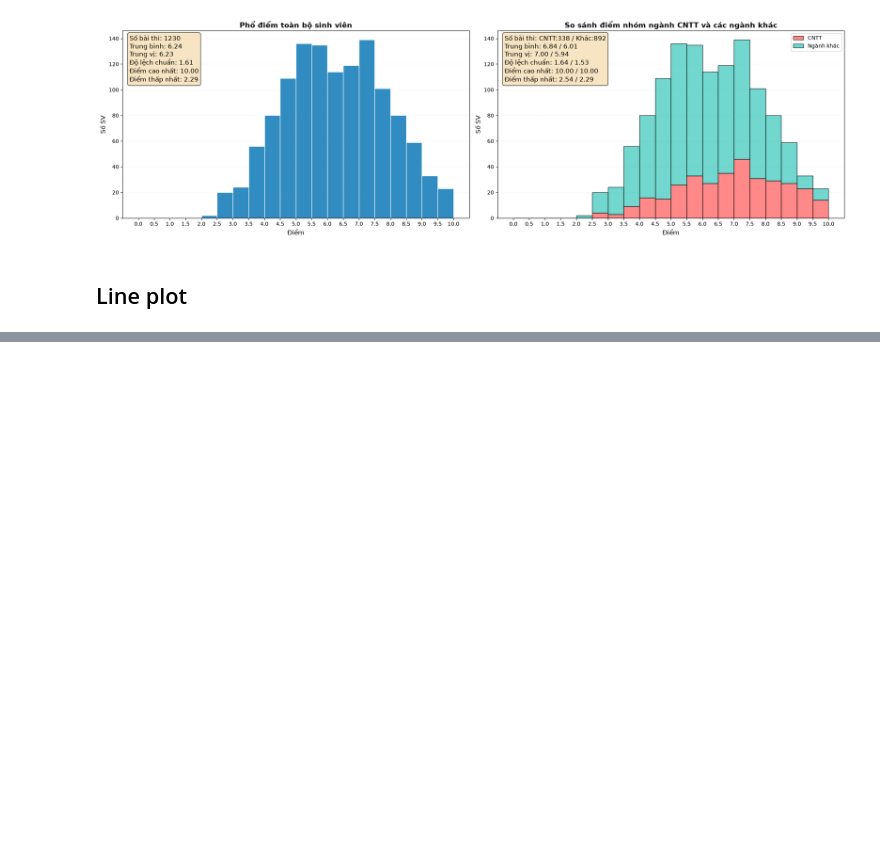
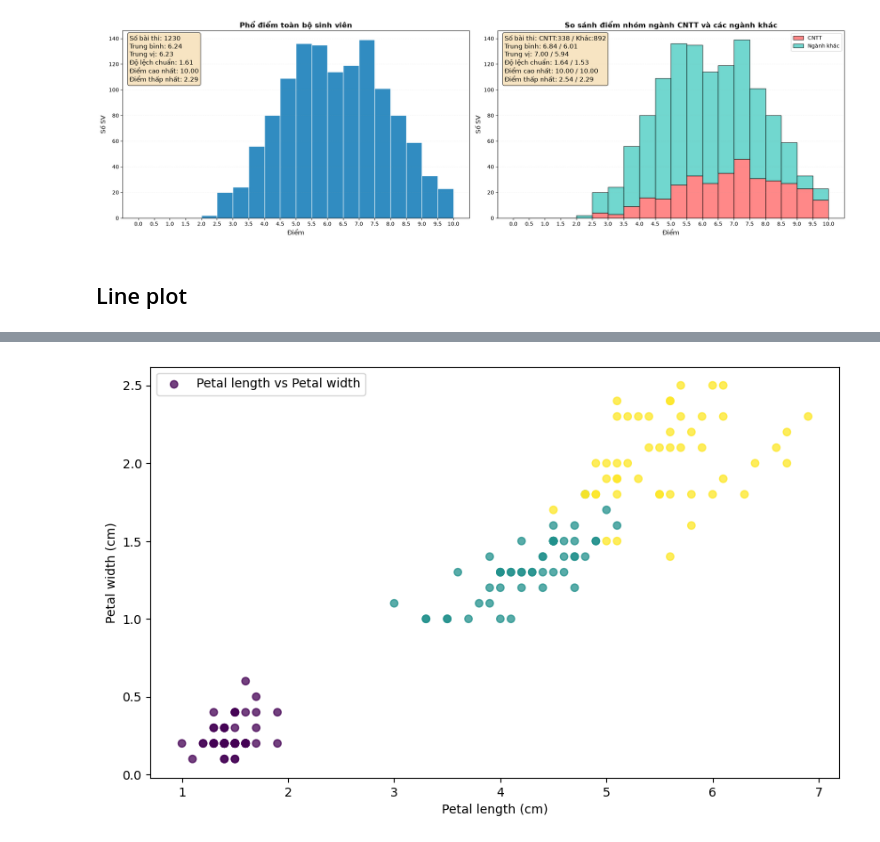
Before and after one commit to nd-hung/data-science-labs, a Jupyter notebook: labs/01-working-with-data/visualization-with-matplotlib.ipynb, the cells around one changed output, grey strips where cells are left out. Saved outputs shown, nothing was run; the diff lists cells and outputs as text; code cells hidden in the pictures; blank space fills up the shorter version.

```diff
--- a/labs/01-working-with-data/visualization-with-matplotlib.ipynb
+++ b/labs/01-working-with-data/visualization-with-matplotlib.ipynb
@@ -272,0 +373,22 @@ plt.show()
+# %%
+# Make a scatter plot of petal length vs. petal width for the Iris dataset
+# Init figure with a specific size
+plt.figure(figsize=(10, 6))
+# Get data values for petal length and petal width
+petal_length = iris.data[:, 2]  # Petal length is the third feature
+petal_width = iris.data[:, 3]   # Petal width is the fourth feature
+# Make label for each species in the Iris dataset
+species = iris.target  # Species labels (0, 1, 2)
+# Make a scatter plot of sepal length vs. sepal width for the Iris dataset, colored by species
+plt.scatter(petal_length, petal_width, c=species, cmap='viridis',
+            alpha=0.75,
+            label="Petal length vs Petal width",
+            )
+plt.xlabel("Petal length (cm)")
+plt.ylabel("Petal width (cm)")
+# Add a legend to the plot
+plt.legend()
+# Add legend  to indicate species
+plt.show()
+# %% [output]
+[figure, added]
```
Also changed, not shown: parts of 7 cells of this notebook, 1 other file.
